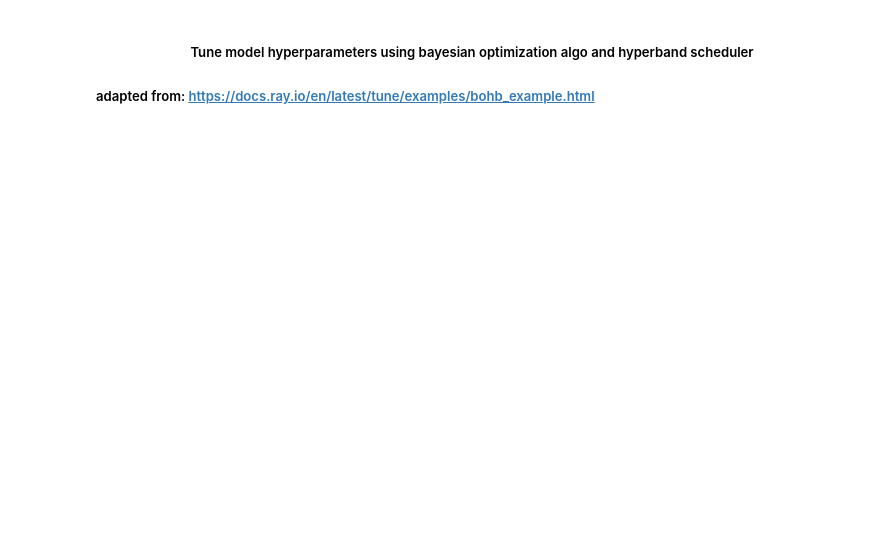
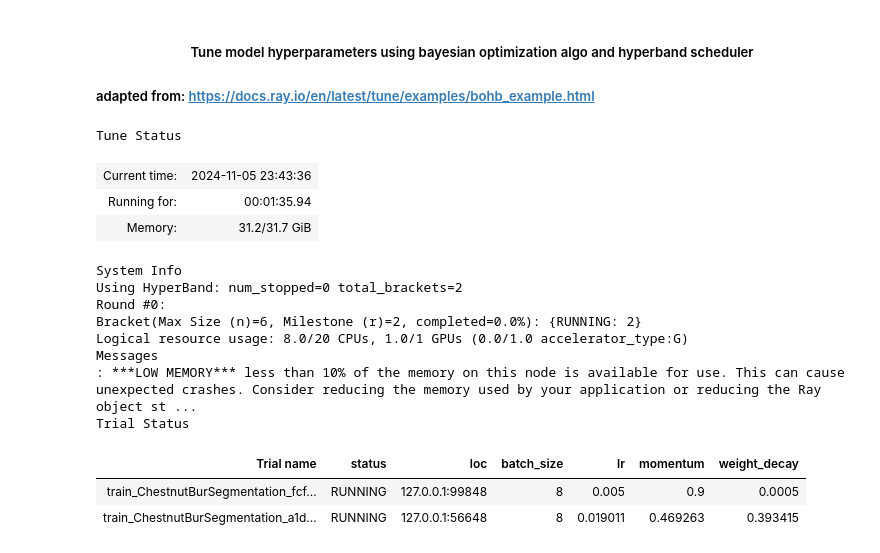
Before and after one commit to ZackLoken/Savanna-Institute-Image-Analysis, a Jupyter notebook: Drone-based_Chestnut_Detection/ChestnutBur_Segmentation_MaskRCNN_PyTorch.ipynb, the cells around one changed output. Saved outputs shown, nothing was run; the diff lists cells and outputs as text; code cells hidden in the pictures; blank space fills up the shorter version.

```diff
--- a/Drone-based_Chestnut_Detection/ChestnutBur_Segmentation_MaskRCNN_PyTorch.ipynb
+++ b/Drone-based_Chestnut_Detection/ChestnutBur_Segmentation_MaskRCNN_PyTorch.ipynb
@@ -560,7 +571,7 @@ def main(num_samples, indices):
         "lr": tune.uniform(0.00009, 0.05),
         "momentum": tune.uniform(0.00001, 0.99),
         "weight_decay": tune.uniform(0.00001, 0.99),
-        "batch_size": tune.choice([2, 4, 8]),
+        "batch_size": tune.choice([4, 8, 16, 32]),
         "train_ds_ref": train_ds_ref,
         "val_dl_ref": val_dl_ref,
         "test_dl_ref": test_dl_ref
@@ -573,57 +584,72 @@ def main(num_samples, indices):
             {"lr": 0.005,
              "momentum": 0.9,
              "weight_decay": 0.0005,
-             "batch_size": 2},
+             "batch_size": 8},
         ]
     )
-    algo = tune.search.ConcurrencyLimiter(algo, max_concurrent=1)
+    algo = tune.search.ConcurrencyLimiter(algo, max_concurrent=2)
     scheduler = HyperBandForBOHB(
         time_attr="training_iteration",
         max_t=int(search_space["epochs"]),
         reduction_factor=4,
         stop_last_trials=False,
     )
-
     tuner = tune.Tuner(
         tune.with_resources(
             tune.with_parameters(train_ChestnutBurSegmentation, indices=indices),
-            resources = {"cpu": 24.0, "gpu": 1.0},
+            resources = {"cpu": 4.0, "gpu": 0.5},
         ),
         run_config=train.RunConfig(
-            name="bohb_exp",
-            storage_path='C:/Users/exx/Documents/GitHub/Savanna-Institute/Drone-based_Chestnut_Detection/ray_results',
+            name="train_ChestnutBurSegmentation",
+            storage_path='C:/Users/zack/Documents/GitHub/Savanna-Institute/Drone-based_Chestnut_Detection/ray_results',
             stop={"training_iteration": int(search_space["epochs"])},
         ),
         tune_config = tune.TuneConfig(
             metric = "val_mAP_50",
             mode = "max",
             search_alg = algo,
             scheduler = scheduler,
             num_samples = int(num_samples),
             time_budget_s=600000,
             trial_dirname_creator=trial_dirname_creator
         ),
         param_space=search_space
     )
 
     results = tuner.fit()
 
     best_trial = results.get_best_result(metric = "val_mAP_50", mode = "max", scope = "all", filter_nan_and_inf=False)
 
     print("Best trial config: {}".format(best_trial.config))
     print("Best trial final training loss: {}".format(best_trial.metrics["train_loss"]))
     print("Best trial final validation loss: {}".format(best_trial.metrics["val_loss"]))
     print("Best trial final training mAP_50: {}".format(best_trial.metrics["train_mAP_50"]))
     print("Best trial final validation mAP_50: {}".format(best_trial.metrics["val_mAP_50"]))
     print("Best trial final training mAR_100: {}".format(best_trial.metrics["train_mAR_100"]))
     print("Best trial final validation mAR_100: {}".format(best_trial.metrics["val_mAR_100"]))
 
     test_performance = test_best_model(best_trial, indices, image_dir, df)
 
     return best_trial, test_performance
 
 if __name__ == "__main__":
-    best_trial = main(num_samples = 20, indices = indices)
+    best_trial = main(num_samples = 30, indices = indices)
+# %% [output]
+Tune Status
+| Current time: | 2024-11-05 23:43:36 |
+| Running for: | 00:01:35.94 |
+| Memory: | 31.2/31.7 GiB |
+System Info
+Using HyperBand: num_stopped=0 total_brackets=2
+Round #0:
+Bracket(Max Size (n)=6, Milestone (r)=2, completed=0.0%): {RUNNING: 2}
+Logical resource usage: 8.0/20 CPUs, 1.0/1 GPUs (0.0/1.0 accelerator_type:G)
+Messages
+: ***LOW MEMORY*** less than 10% of the memory on this node is available for use. This can cause unexpected crashes. Consider reducing the memory used by your application or reducing the Ray object st ...
+Trial Status
+| Trial name | status | loc | batch_size | lr | momentum | weight_decay |
+| train_ChestnutBurSegmentation_fcf... | RUNNING | 127.0.0.1:99848 | 8 | 0.005 | 0.9 | 0.0005 |
+| train_ChestnutBurSegmentation_a1d... | RUNNING | 127.0.0.1:56648 | 8 | 0.019011 | 0.469263 | 0.393415 |
 # %%
 # train on the GPU or on the CPU, if a GPU is not available
 device = torch.device('cuda:0') if torch.cuda.is_available() else torch.device('cpu')
```
Also changed, not shown: parts of 7 cells of this notebook.
